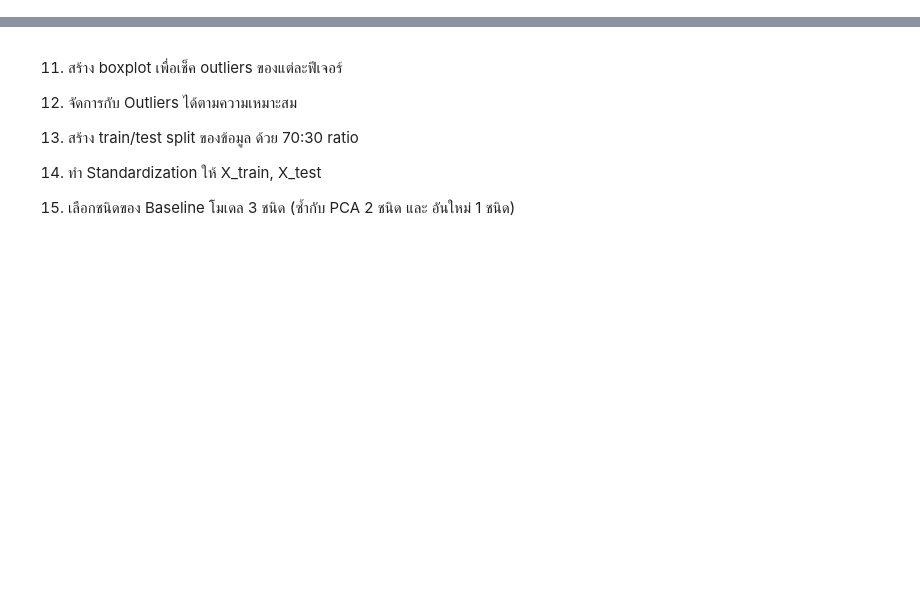
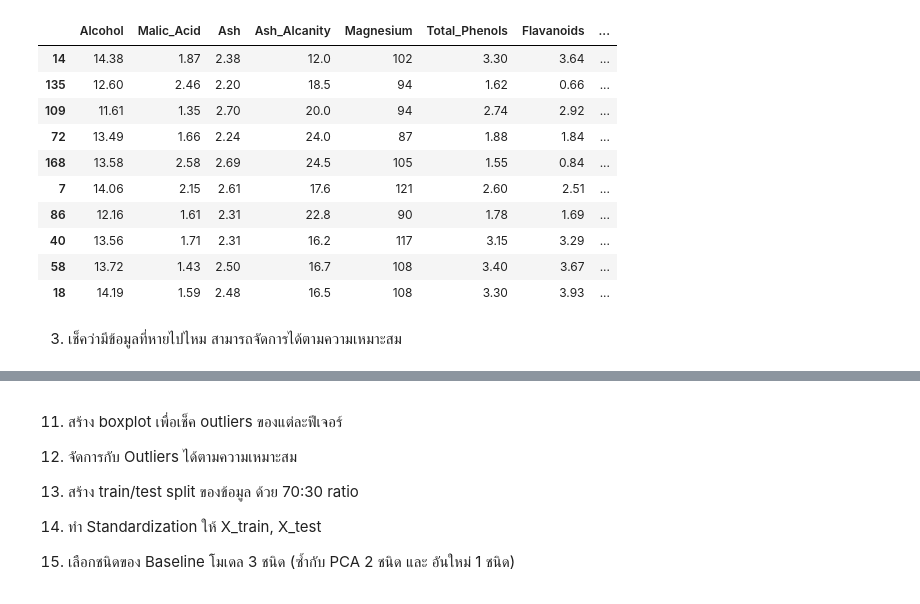
Before and after one commit to TawanTan/27-Linear-Discriminant-Analysis-LDA, a Jupyter notebook: Quiz-Linear-Discriminant-Analysis-(LDA) .ipynb, the cells around one changed output, grey strips where cells are left out. Saved outputs shown, nothing was run; the diff lists cells and outputs as text; code cells hidden in the pictures; blank space fills up the shorter version.

```diff
--- a/Quiz-Linear-Discriminant-Analysis-(LDA) .ipynb
+++ b/Quiz-Linear-Discriminant-Analysis-(LDA) .ipynb
@@ -32,0 +49,16 @@ NameError: name 'df' is not defined
+# %%
+df.sample(10)
+# %% [output]
+|  | Alcohol | Malic_Acid | Ash | Ash_Alcanity | Magnesium | Total_Phenols | Flavanoids | ... |
+| 14 | 14.38 | 1.87 | 2.38 | 12.0 | 102 | 3.30 | 3.64 | ... |
+| 135 | 12.60 | 2.46 | 2.20 | 18.5 | 94 | 1.62 | 0.66 | ... |
+| 109 | 11.61 | 1.35 | 2.70 | 20.0 | 94 | 2.74 | 2.92 | ... |
+| 72 | 13.49 | 1.66 | 2.24 | 24.0 | 87 | 1.88 | 1.84 | ... |
+| 168 | 13.58 | 2.58 | 2.69 | 24.5 | 105 | 1.55 | 0.84 | ... |
+| 7 | 14.06 | 2.15 | 2.61 | 17.6 | 121 | 2.60 | 2.51 | ... |
+| 86 | 12.16 | 1.61 | 2.31 | 22.8 | 90 | 1.78 | 1.69 | ... |
+| 40 | 13.56 | 1.71 | 2.31 | 16.2 | 117 | 3.15 | 3.29 | ... |
+| 58 | 13.72 | 1.43 | 2.50 | 16.7 | 108 | 3.40 | 3.67 | ... |
+| 18 | 14.19 | 1.59 | 2.48 | 16.5 | 108 | 3.30 | 3.93 | ... |
+# %% [markdown]
+3. เช็คว่ามีข้อมูลที่หายไปไหม สามารถจัดการได้ตามความเหมาะสม
```
Also changed, not shown: parts of 15 cells of this notebook.
